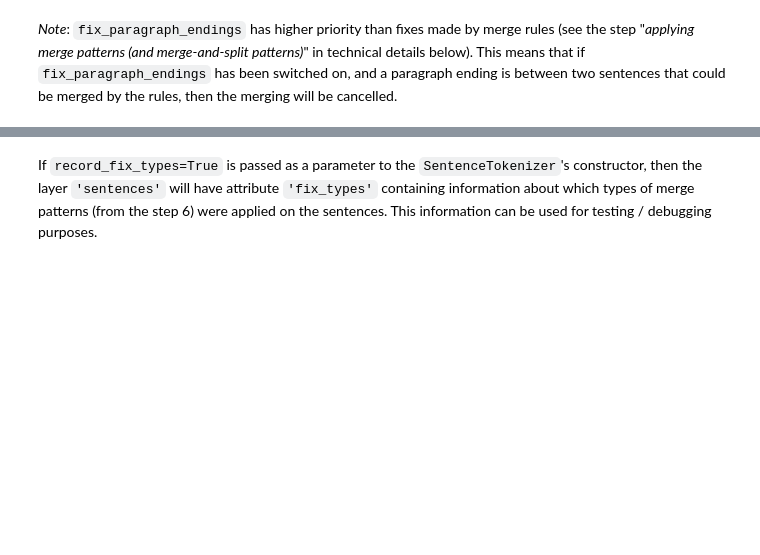
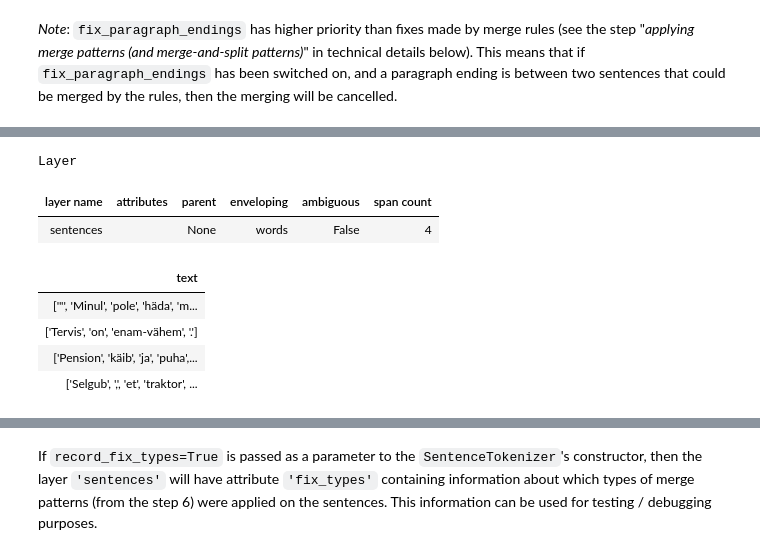
Before and after one commit to estnltk/estnltk, a Jupyter notebook: tutorials/nlp_pipeline/B_04_segmentation_sentences.ipynb, the cells around one changed output, grey strips where cells are left out. Drawn from its saved outputs; the diff is of its cells as text; code cells hidden in the pictures; blank space fills up the shorter version.

Commit message:
Updated SentenceTokenizer's tutorial: added info about the flag fix_double_quotes_based_on_counts

```diff
--- a/tutorials/nlp_pipeline/B_04_segmentation_sentences.ipynb
+++ b/tutorials/nlp_pipeline/B_04_segmentation_sentences.ipynb
@@ -211,3 +221,23 @@ _Note_: `fix_paragraph_endings` has higher priority than fixes made by merge rul
+# %%
+text = Text('''
+" Minul pole häda midägit .
+Tervis on enam-vähem .
+Pension käib ja puha . "
+Selgub, et traktor aias on poja oma .
+''')
+
+text.tag_layer(['words'])
+SentenceTokenizer( fix_double_quotes_based_on_counts=True ).tag(text)  # count double quotes in the whole document and make fixes based on counting results
+text['sentences']
+# %% [output]
+Layer
+| layer name | attributes | parent | enveloping | ambiguous | span count |
+| sentences |  | None | words | False | 4 |
+| text |
+| ['"', 'Minul', 'pole', 'häda', 'm... |
+| ['Tervis', 'on', 'enam-vähem', '.'] |
+| ['Pension', 'käib', 'ja', 'puha',... |
+| ['Selgub', ',', 'et', 'traktor', ... |
 # %% [markdown]
 #### Technical details
 
```
Also changed, not shown: parts of 3 cells of this notebook.
